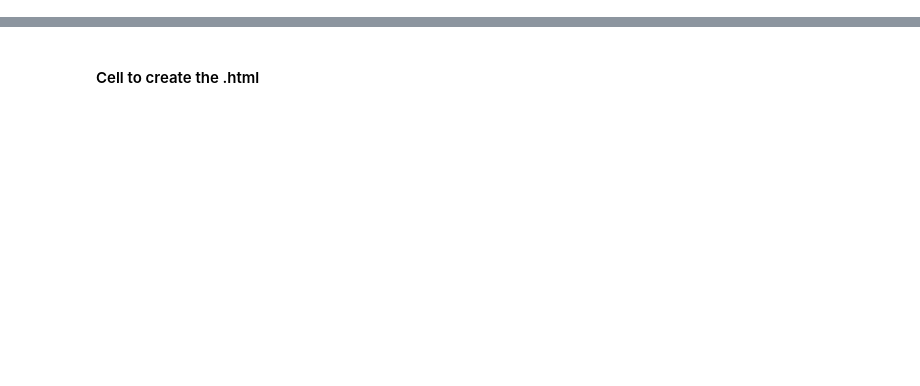
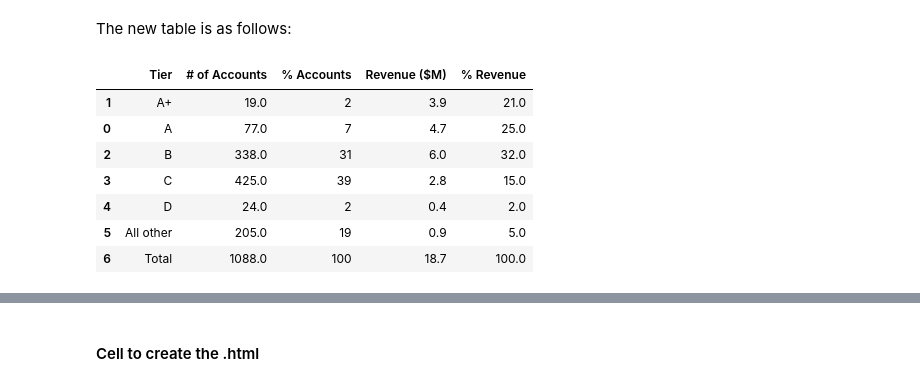
Before and after one commit to maisafraiz/storytelling_with_altair, a Jupyter notebook: index.ipynb, the cells around one changed output, grey strips where cells are left out. Cells and saved outputs as stored; diff of their text form; code cells hidden in the pictures; blank space fills up the shorter version.

```diff
--- a/index.ipynb
+++ b/index.ipynb
@@ -21,0 +148,23 @@ import nbformat
+# %%
+# Adding total values row
+
+table.loc[len(table)] = ["Total", table['# of Accounts'].sum(), table['% Accounts'].sum(),
+                        table['Revenue ($M)'].sum(), table['% Revenue'].sum()]
+# %%
+# Rounding the numbers
+
+table['% Accounts'] = table['% Accounts'].apply(lambda x: round(x))
+table['Revenue ($M)'] = table['Revenue ($M)'].apply(lambda x: round(x, 1))
+# %% [markdown]
+The new table is as follows:
+# %%
+table
+# %% [output]
+|  | Tier | # of Accounts | % Accounts | Revenue ($M) | % Revenue |
+| 1 | A+ | 19.0 | 2 | 3.9 | 21.0 |
+| 0 | A | 77.0 | 7 | 4.7 | 25.0 |
+| 2 | B | 338.0 | 31 | 6.0 | 32.0 |
+| 3 | C | 425.0 | 39 | 2.8 | 15.0 |
+| 4 | D | 24.0 | 2 | 0.4 | 2.0 |
+| 5 | All other | 205.0 | 19 | 0.9 | 5.0 |
+| 6 | Total | 1088.0 | 100 | 18.7 | 100.0 |
```
Also changed, not shown: parts of 86 cells of this notebook, 20 other files.
